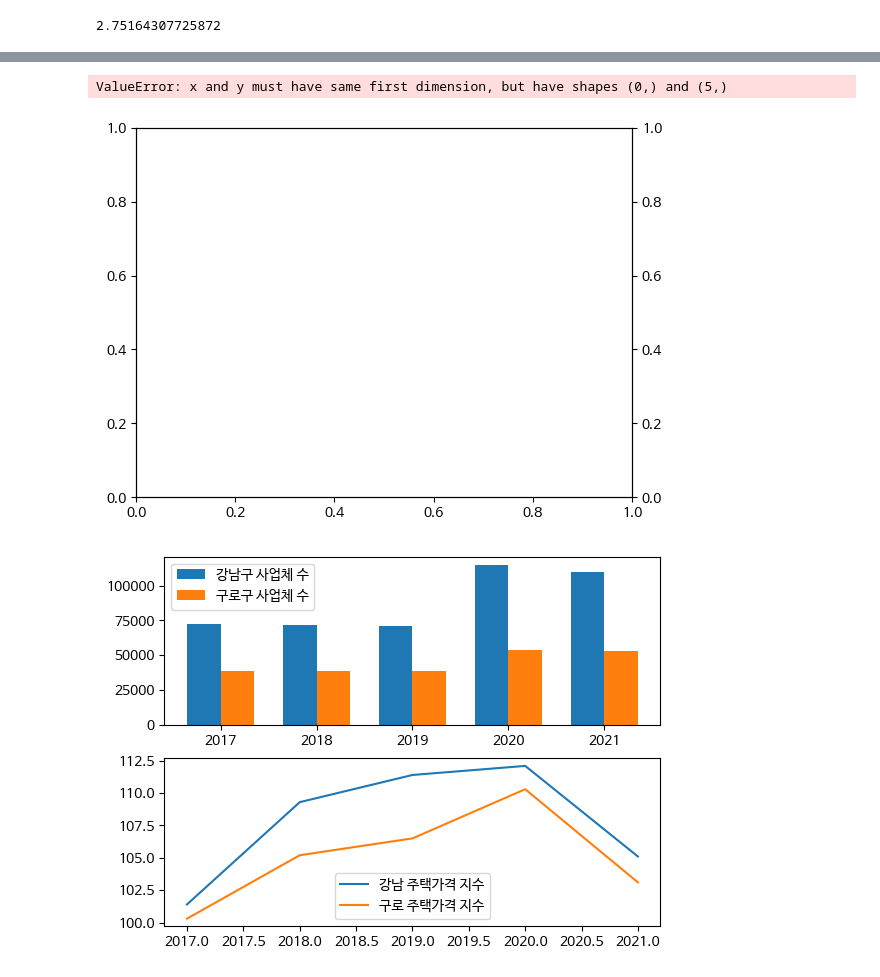
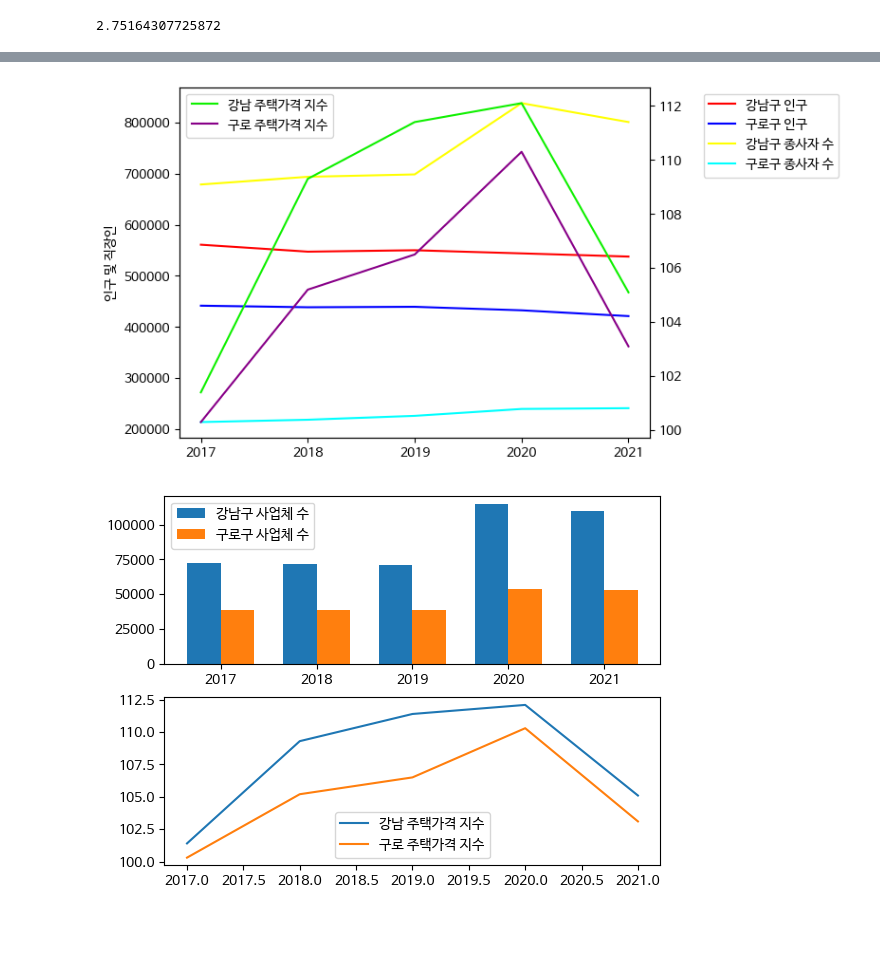
Before and after one commit to cav2280/dcx-1, a Jupyter notebook: main.ipynb, the cells around one changed output, grey strips where cells are left out. Drawn from its saved outputs; the diff is of its cells as text; code cells hidden in the pictures; blank space fills up the shorter version.

```diff
--- a/main.ipynb
+++ b/main.ipynb
@@ -225,5 +253,4 @@ data/CARD_SUBWAY_MONTH_2018.csv
 # %%
-yeardata = []
 gangnampop = []
 guro_pop = []
 gangnam_business=[]
@@ -236,44 +263,36 @@ guro_house=[]
 for year in range(2017, 2022):
     gangnampop.append(int(population(year, '강남구')))
     guro_pop.append(int(population(year, '구로구')))
-    pop_gap.append((int(population(year, '강남구')))-(int(population(year, '구로구'))))
-
     gangnam_business.append(int(business(year,'강남구','소계','사업체수')))
     guro_business.append(int(business(year,'구로구','소계','사업체수')))
-    business_gap.append((int(business(year,'강남구','소계','사업체수')))-(int(business(year,'구로구','소계','사업체수'))))
-
     gangnam_jobs.append(int(business(year,'강남구','소계','종사자수')))
     guro_jobs.append(int(business(year,'구로구','소계','종사자수')))
-    jobs_gap.append((int(business(year,'강남구','소계','종사자수')))-(int(business(year,'구로구','소계','종사자수'))))
-
     gangnam_house.append(float(house_price(year,'강남구')))
     guro_house.append(float(house_price(year,'구로구')))
-    house_gap.append((float(house_price(year,'강남구')))-(float(house_price(year,'구로구'))))
 
 fig, ax1 = plt.subplots()
 ax2 = ax1.twinx()
 
 ax1.plot(yeardata, gangnampop, label='강남구 인구', color='#FF0000')
 ax1.plot(yeardata, guro_pop, label='구로구 인구', color='#0000FF')
 
 ax1.plot(yeardata, gangnam_jobs, label='강남구 종사자 수', color='#FFFF00')
 ax1.plot(yeardata, guro_jobs, label='구로구 종사자 수', color='#00FFFF')
 
 ax2.plot(yeardata, gangnam_house, label='강남 주택가격 지수',color='#0FF000')
 ax2.plot(yeardata, guro_house, label='구로 주택가격 지수',color='#880088')
 
 ax2.legend(loc='best')
 
 ax1.set_ylabel('인구 및 직장인')
 # ax2.set_ylabel('직장 수')
 
 ax1.legend(loc='upper left', bbox_to_anchor=(1.1, 1))
 
 plt.xticks(range(min(yeardata), max(yeardata)+1, 1))
 plt.show()
 # %% [output]
-ValueError: x and y must have same first dimension, but have shapes (0,) and (5,)
-[figure, old version]
+[figure, new version]
 # %%
 fig, (ax1, ax2) = plt.subplots(2, 1, sharex=False)
 
```
Also changed, not shown: parts of 3 cells of this notebook, 2 other files.
